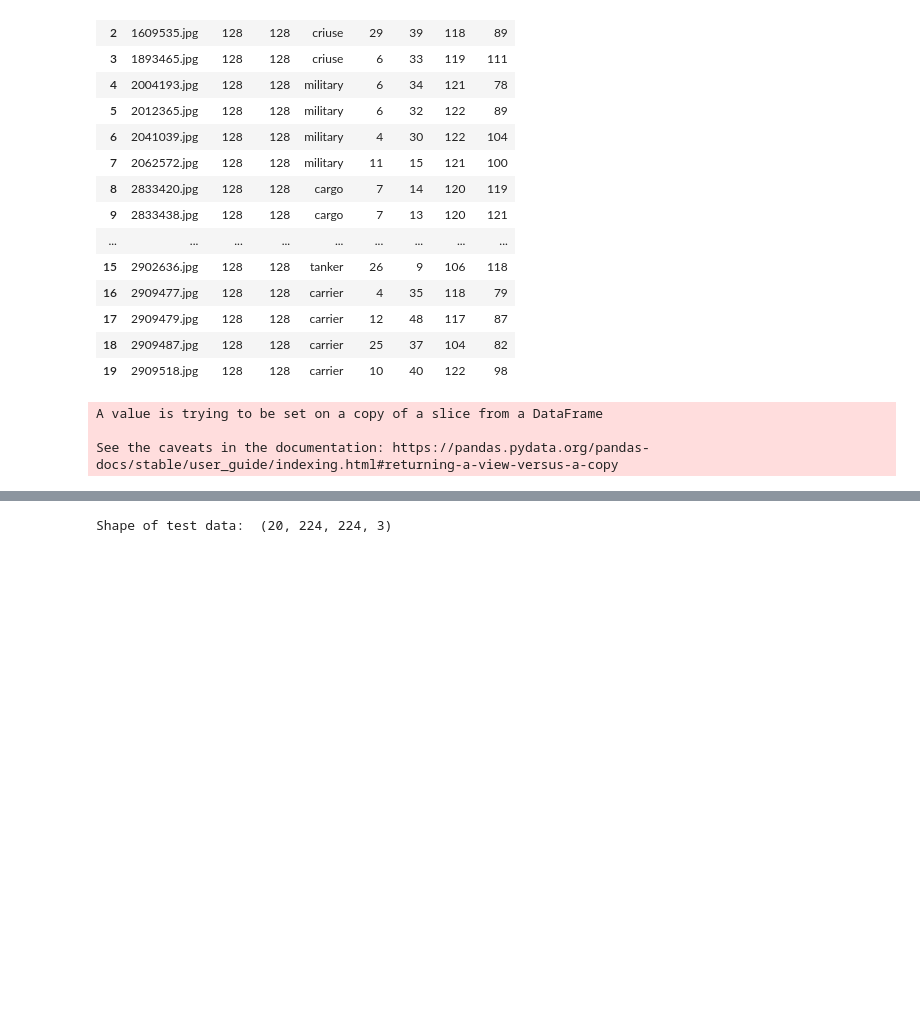
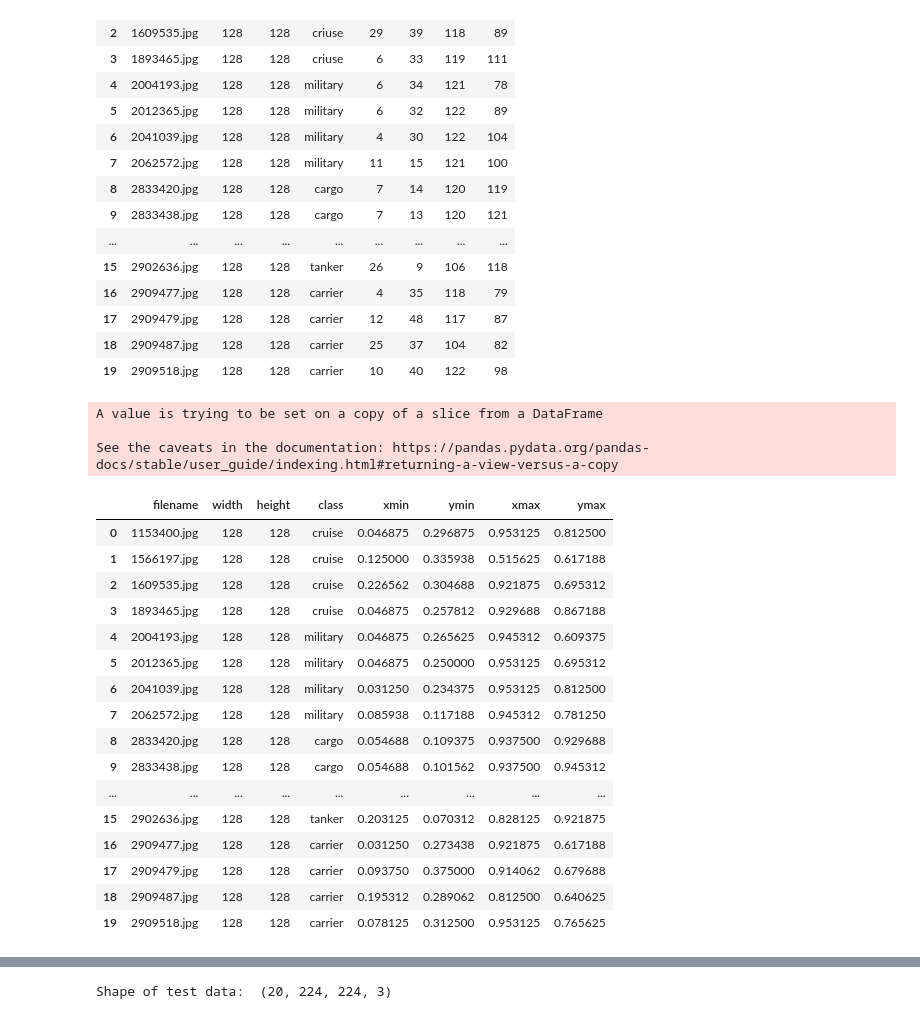
Before and after one commit to danialzendehdel/Computational_Intelligence-, a Jupyter notebook: Demo.ipynb, the cells around one changed output, grey strips where cells are left out. Cells and saved outputs as stored; diff of their text form; code cells hidden in the pictures; blank space fills up the shorter version.

```diff
--- a/Demo.ipynb
+++ b/Demo.ipynb
@@ -94,11 +94,33 @@ test_files['xmin'] = test_files['xmin'].apply(lambda x : int(x)/128)
 test_files['ymin'] = test_files['ymin'].apply(lambda x : int(x)/128)
 test_files['xmax'] = test_files['xmax'].apply(lambda x : int(x)/128)
 test_files['ymax'] = test_files['ymax'].apply(lambda x : int(x)/128)
-test_files['class'][test_files['class'] == 'criuse'] = 'cruise'
+# test_files['class'][test_files['class'] == 'criuse'] = 'cruise'
-# %% [output]
-A value is trying to be set on a copy of a slice from a DataFrame
-
-See the caveats in the documentation: https://pandas.pydata.org/pandas-docs/stable/user_guide/indexing.html#returning-a-view-versus-a-copy
+# %%
+test_files['class'][test_files['class'] == 'criuse'] = 'cruise'
+# %% [output]
+A value is trying to be set on a copy of a slice from a DataFrame
+
+See the caveats in the documentation: https://pandas.pydata.org/pandas-docs/stable/user_guide/indexing.html#returning-a-view-versus-a-copy
+# %%
+test_files
+# %% [output]
+|  | filename | width | height | class | xmin | ymin | xmax | ymax |
+| 0 | 1153400.jpg | 128 | 128 | cruise | 0.046875 | 0.296875 | 0.953125 | 0.812500 |
+| 1 | 1566197.jpg | 128 | 128 | cruise | 0.125000 | 0.335938 | 0.515625 | 0.617188 |
+| 2 | 1609535.jpg | 128 | 128 | cruise | 0.226562 | 0.304688 | 0.921875 | 0.695312 |
+| 3 | 1893465.jpg | 128 | 128 | cruise | 0.046875 | 0.257812 | 0.929688 | 0.867188 |
+| 4 | 2004193.jpg | 128 | 128 | military | 0.046875 | 0.265625 | 0.945312 | 0.609375 |
+| 5 | 2012365.jpg | 128 | 128 | military | 0.046875 | 0.250000 | 0.953125 | 0.695312 |
+| 6 | 2041039.jpg | 128 | 128 | military | 0.031250 | 0.234375 | 0.953125 | 0.812500 |
+| 7 | 2062572.jpg | 128 | 128 | military | 0.085938 | 0.117188 | 0.945312 | 0.781250 |
+| 8 | 2833420.jpg | 128 | 128 | cargo | 0.054688 | 0.109375 | 0.937500 | 0.929688 |
+| 9 | 2833438.jpg | 128 | 128 | cargo | 0.054688 | 0.101562 | 0.937500 | 0.945312 |
+| ... | ... | ... | ... | ... | ... | ... | ... | ... |
+| 15 | 2902636.jpg | 128 | 128 | tanker | 0.203125 | 0.070312 | 0.828125 | 0.921875 |
+| 16 | 2909477.jpg | 128 | 128 | carrier | 0.031250 | 0.273438 | 0.921875 | 0.617188 |
+| 17 | 2909479.jpg | 128 | 128 | carrier | 0.093750 | 0.375000 | 0.914062 | 0.679688 |
+| 18 | 2909487.jpg | 128 | 128 | carrier | 0.195312 | 0.289062 | 0.812500 | 0.640625 |
+| 19 | 2909518.jpg | 128 | 128 | carrier | 0.078125 | 0.312500 | 0.953125 | 0.765625 |
 # %%
 dic = dict(test_files['class'].value_counts())
 fig = go.Figure(
```
